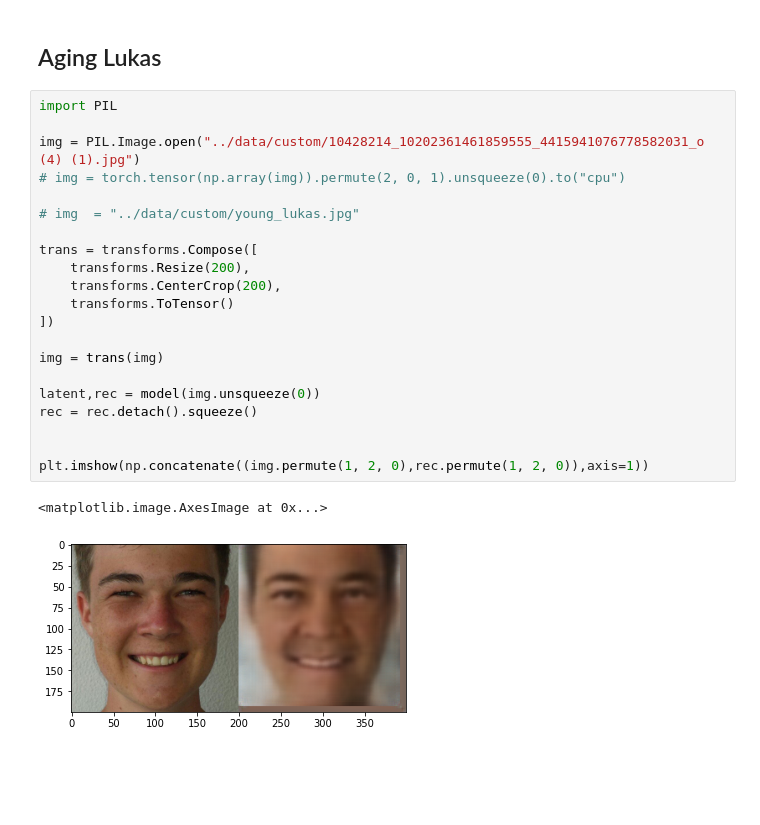
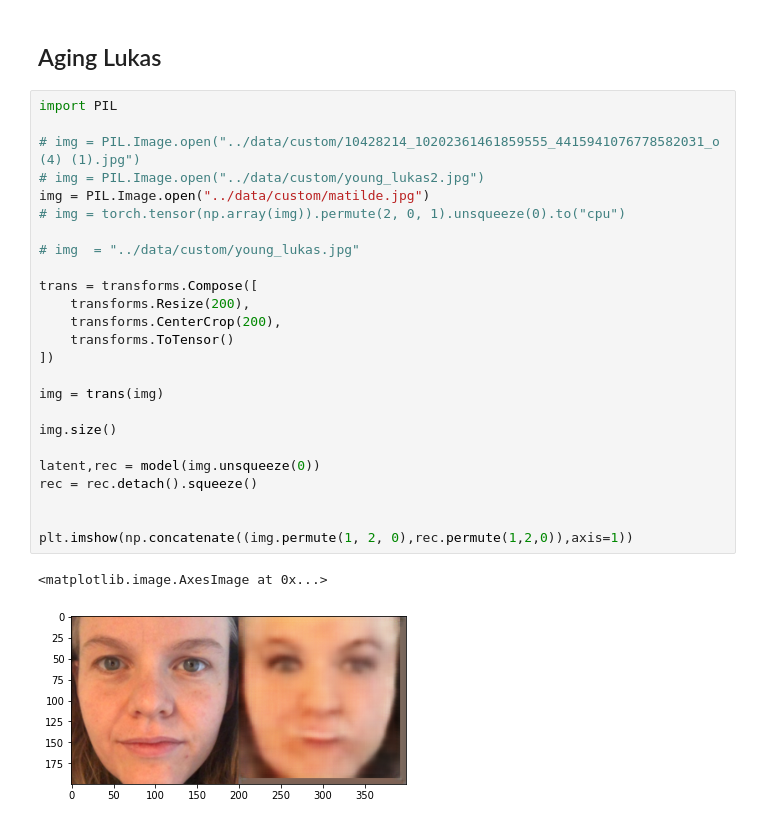
Before and after one commit to s183920/02582_Computational_Data_Analysis_Case2, a Jupyter notebook: autoencoder/cluster_interpolation.ipynb, the cells around one changed output. Saved outputs shown, nothing was run; the diff lists cells and outputs as text; blank space fills up the shorter version.

```diff
--- a/autoencoder/cluster_interpolation.ipynb
+++ b/autoencoder/cluster_interpolation.ipynb
@@ -146,24 +146,28 @@ Text(0.5, 1.0, 'Interpolation between two cluster centers')
 # %%
 import PIL
 
-img = PIL.Image.open("../data/custom/10428214_10202361461859555_4415941076778582031_o (4) (1).jpg")
+# img = PIL.Image.open("../data/custom/10428214_10202361461859555_4415941076778582031_o (4) (1).jpg")
+# img = PIL.Image.open("../data/custom/young_lukas2.jpg")
+img = PIL.Image.open("../data/custom/matilde.jpg")
 # img = torch.tensor(np.array(img)).permute(2, 0, 1).unsqueeze(0).to("cpu")
 
 # img  = "../data/custom/young_lukas.jpg"
 
 trans = transforms.Compose([
     transforms.Resize(200),
     transforms.CenterCrop(200),
     transforms.ToTensor()
 ])
 
 img = trans(img)
 
+img.size()
+
 latent,rec = model(img.unsqueeze(0))
 rec = rec.detach().squeeze()
 
 
-plt.imshow(np.concatenate((img.permute(1, 2, 0),rec.permute(1, 2, 0)),axis=1))
+plt.imshow(np.concatenate((img.permute(1, 2, 0),rec.permute(1,2,0)),axis=1))
 # %% [output]
 <matplotlib.image.AxesImage at 0x...>
-[figure, old version]
+[figure, new version]
```
Also changed, not shown: 3 other files.
